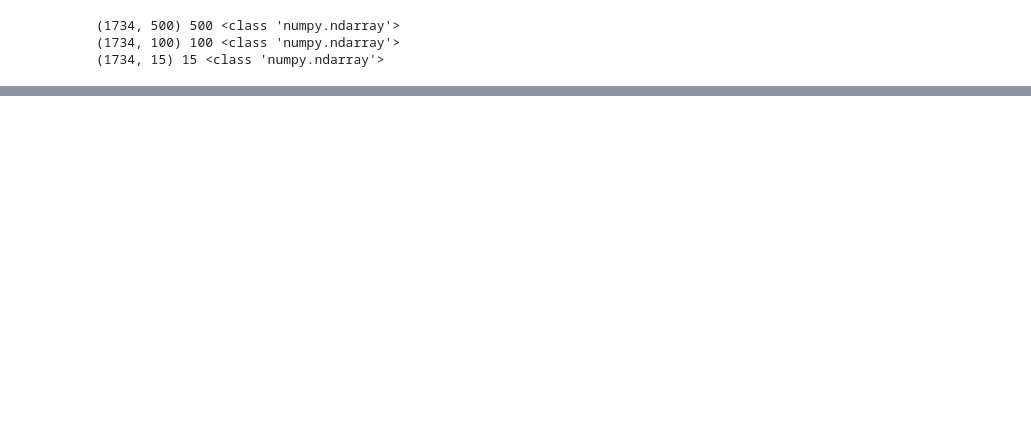
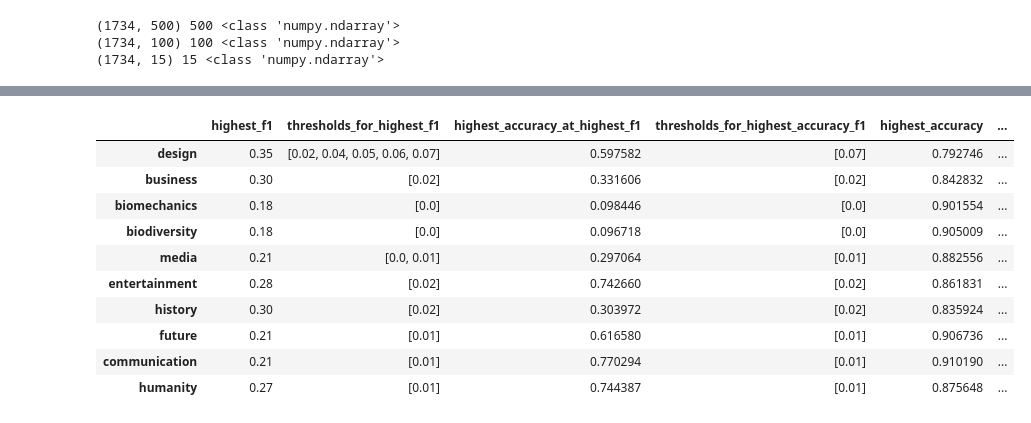
Before and after one commit to GlennChia/50_038_cds_project, a Jupyter notebook: notebooks/models/18_dl_binary_relevance_multi_headline_transcript_tm.ipynb, the cells around one changed output, grey strips where cells are left out. Cells and saved outputs as stored; diff of their text form; code cells hidden in the pictures; blank space fills up the shorter version.

```diff
--- a/notebooks/models/18_dl_binary_relevance_multi_headline_transcript_tm.ipynb
+++ b/notebooks/models/18_dl_binary_relevance_multi_headline_transcript_tm.ipynb
@@ -754,3 +810,31 @@ def evaluate_on_training_set(y_test, y_pred):
 # %%
 evaluate_on_training_set(valid_y, get_tag_flat(0.35))
 #print(valid_y)
+# %%
+from keras import backend as K
+
+def find_threshold(tag):
+    train_y_tag = train_y[tag]
+    valid_y_tag = valid_y[tag]
+
+    zeroes = (train_y_tag==0).sum()
+    ones = (train_y_tag==1).sum()
+
+    if zeroes > ones:
+        print('more zeroes')
+        class_weight = {0: zeroes/zeroes,
+                        1: ones/zeroes,
+                       }
+    else:
+        print('more ones')
+        class_weight = {0: zeroes/ones,
+                        1: ones/ones,
+                       }
+    # print(class_weight)
+
+    history = model.fit([X_train_headline, X_train_transcripts, X_train_tm], train_y_tag, batch_size=32, epochs=4, verbose=1, validation_split=0.2, class_weight = class_weight)
+    predictions = model.predict([X_test_headline, X_test_transcripts, X_test_tm])
+#     model.save('{}_transcript_headline_tm_pos_ner.h5'.format(tag))
+    highest_f1,f1_i,highest_accuracy_f1,accuracy_f1_i,highest_accuracy,accuracy_i,f1_metrics,accuracy_metrics = get_threshold(tag,valid_y_tag,predictions)
+
+    return highest_f1,f1_i,highest_accuracy_f1,accuracy_f1_i,highest_accuracy,accuracy_i,f1_metrics,accuracy_metrics
@@ -756,0 +867,15 @@ evaluate_on_training_set(valid_y, get_tag_flat(0.35))
+# %%
+results10 = pd.DataFrame.from_dict(tag_results, orient='index', columns=['highest_f1', 'thresholds_for_highest_f1', 'highest_accuracy_at_highest_f1', 'thresholds_for_highest_accuracy_f1','highest_accuracy','threshold_for_highest_accuracy_i', 'highest_f1_confusion_metrics', 'highest_accuracy_confusion_metrics'])
+results10
+# %% [output]
+|  | highest_f1 | thresholds_for_highest_f1 | highest_accuracy_at_highest_f1 | thresholds_for_highest_accuracy_f1 | highest_accuracy | ... |
+| design | 0.35 | [0.02, 0.04, 0.05, 0.06, 0.07] | 0.597582 | [0.07] | 0.792746 | ... |
+| business | 0.30 | [0.02] | 0.331606 | [0.02] | 0.842832 | ... |
+| biomechanics | 0.18 | [0.0] | 0.098446 | [0.0] | 0.901554 | ... |
+| biodiversity | 0.18 | [0.0] | 0.096718 | [0.0] | 0.905009 | ... |
+| media | 0.21 | [0.0, 0.01] | 0.297064 | [0.01] | 0.882556 | ... |
+| entertainment | 0.28 | [0.02] | 0.742660 | [0.02] | 0.861831 | ... |
+| history | 0.30 | [0.02] | 0.303972 | [0.02] | 0.835924 | ... |
+| future | 0.21 | [0.01] | 0.616580 | [0.01] | 0.906736 | ... |
+| communication | 0.21 | [0.01] | 0.770294 | [0.01] | 0.910190 | ... |
+| humanity | 0.27 | [0.01] | 0.744387 | [0.01] | 0.875648 | ... |
```
Also changed, not shown: parts of 21 cells of this notebook, 3 other files.
